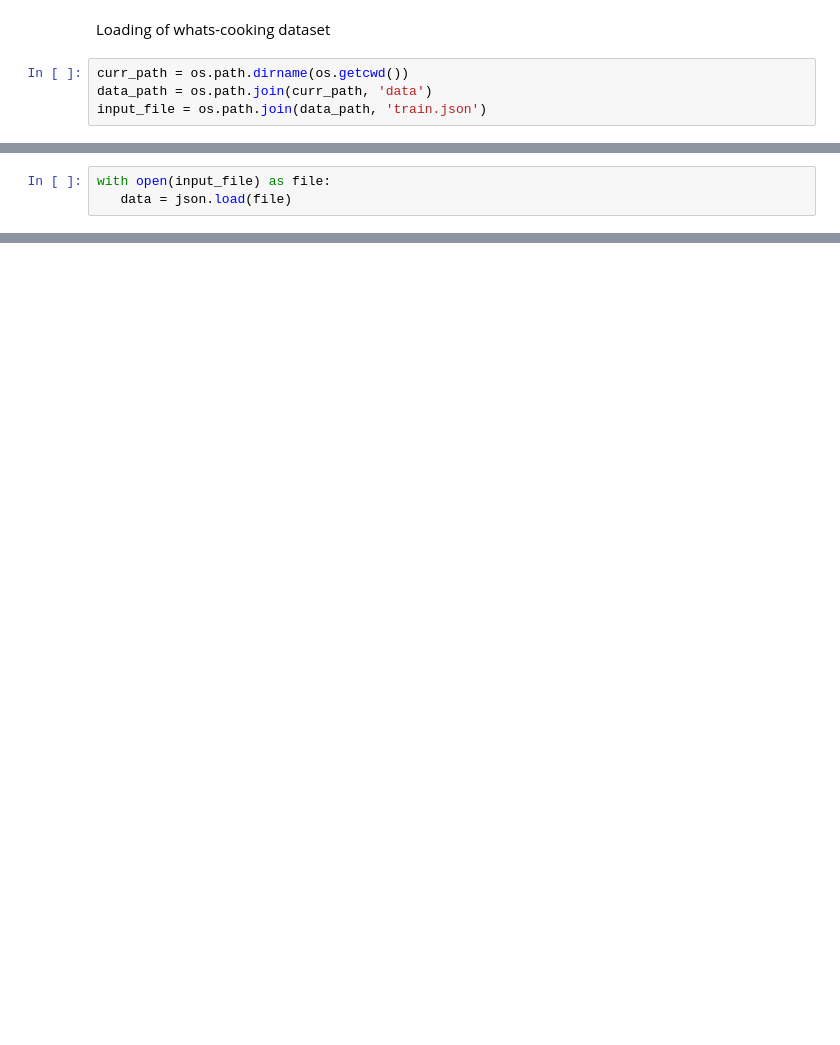
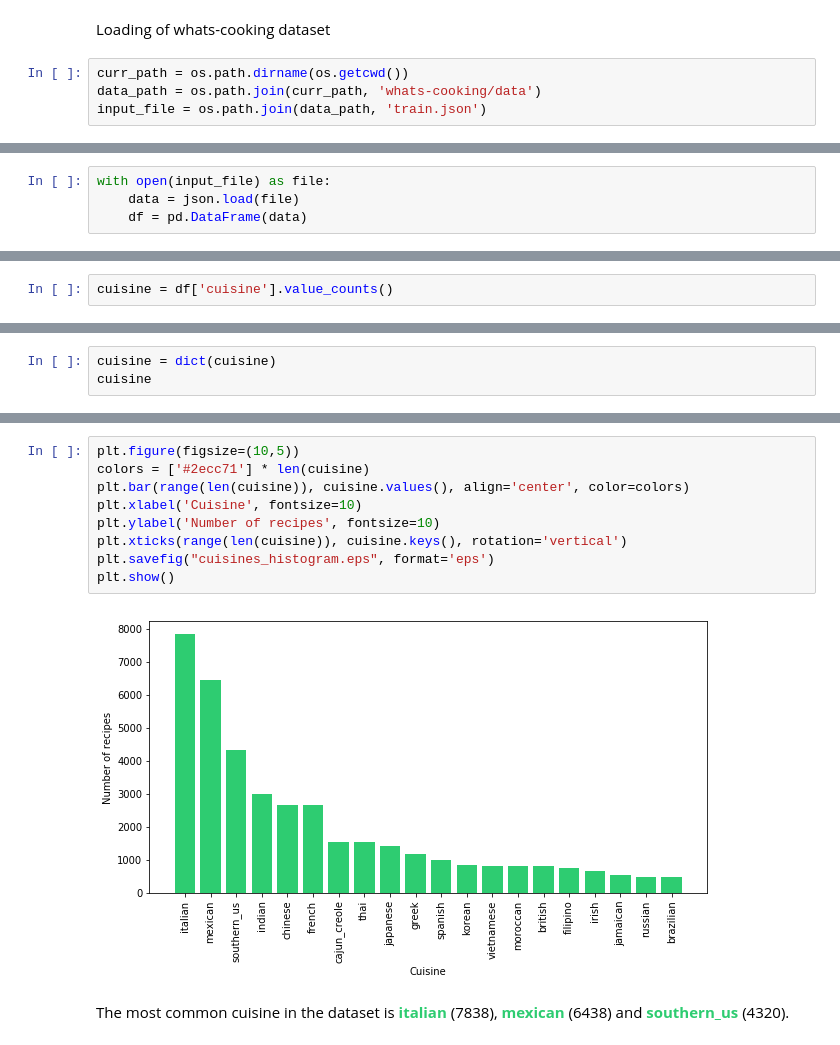
Before and after one commit to gdvorakova/whats-cooking, a Jupyter notebook: whats-cooking.ipynb, the cells around one changed output, grey strips where cells are left out. Saved outputs shown, nothing was run; the diff lists cells and outputs as text; blank space fills up the shorter version.

Commit message:
ingredient and cuisine histograms

```diff
--- a/whats-cooking.ipynb
+++ b/whats-cooking.ipynb
@@ -7,5 +12,5 @@ import matplotlib.pyplot as plt
 Loading of whats-cooking dataset
 # %%
 curr_path = os.path.dirname(os.getcwd())
-data_path = os.path.join(curr_path, 'data')
+data_path = os.path.join(curr_path, 'whats-cooking/data')
 input_file = os.path.join(data_path, 'train.json')
@@ -16,3 +17,4 @@ curr_path
 # %%
 with open(input_file) as file:
-   data = json.load(file)
+    data = json.load(file)
+    df = pd.DataFrame(data)
@@ -20,0 +45,2 @@ FileNotFoundError: [Errno 2] No such file or directory: '/Users/gabrieladvorakov
+# %%
+cuisine = df['cuisine'].value_counts()
@@ -20,0 +67,3 @@ FileNotFoundError: [Errno 2] No such file or directory: '/Users/gabrieladvorakov
+# %%
+cuisine = dict(cuisine)
+cuisine
@@ -20,0 +91,13 @@ FileNotFoundError: [Errno 2] No such file or directory: '/Users/gabrieladvorakov
+# %%
+plt.figure(figsize=(10,5))
+colors = ['#2ecc71'] * len(cuisine)
+plt.bar(range(len(cuisine)), cuisine.values(), align='center', color=colors)
+plt.xlabel('Cuisine', fontsize=10)
+plt.ylabel('Number of recipes', fontsize=10)
+plt.xticks(range(len(cuisine)), cuisine.keys(), rotation='vertical')
+plt.savefig("cuisines_histogram.eps", format='eps')
+plt.show()
+# %% [output]
+[figure, added]
+# %% [markdown]
+The most common cuisine in the dataset is <font color='#2ecc71'><b>italian</b></font> (7838), <font color='#2ecc71'><b>mexican</b></font> (6438) and <font color='#2ecc71'><b>southern_us</b></font> (4320).
```
Also changed, not shown: parts of 26 cells of this notebook, 1 other file.
